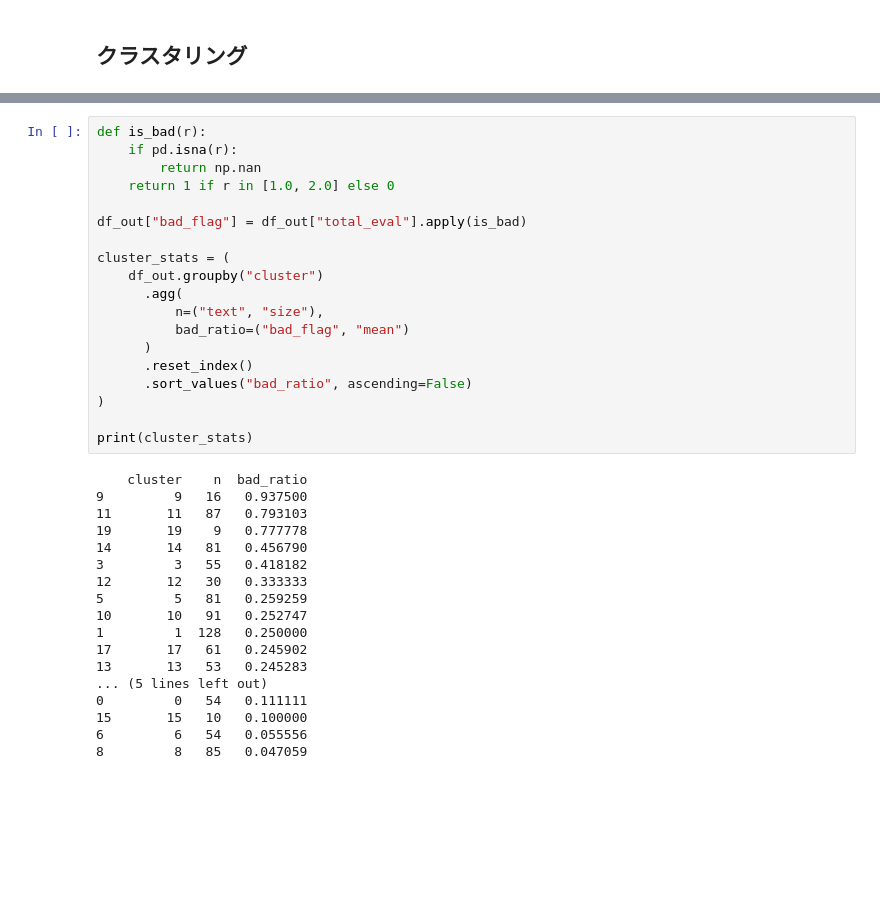
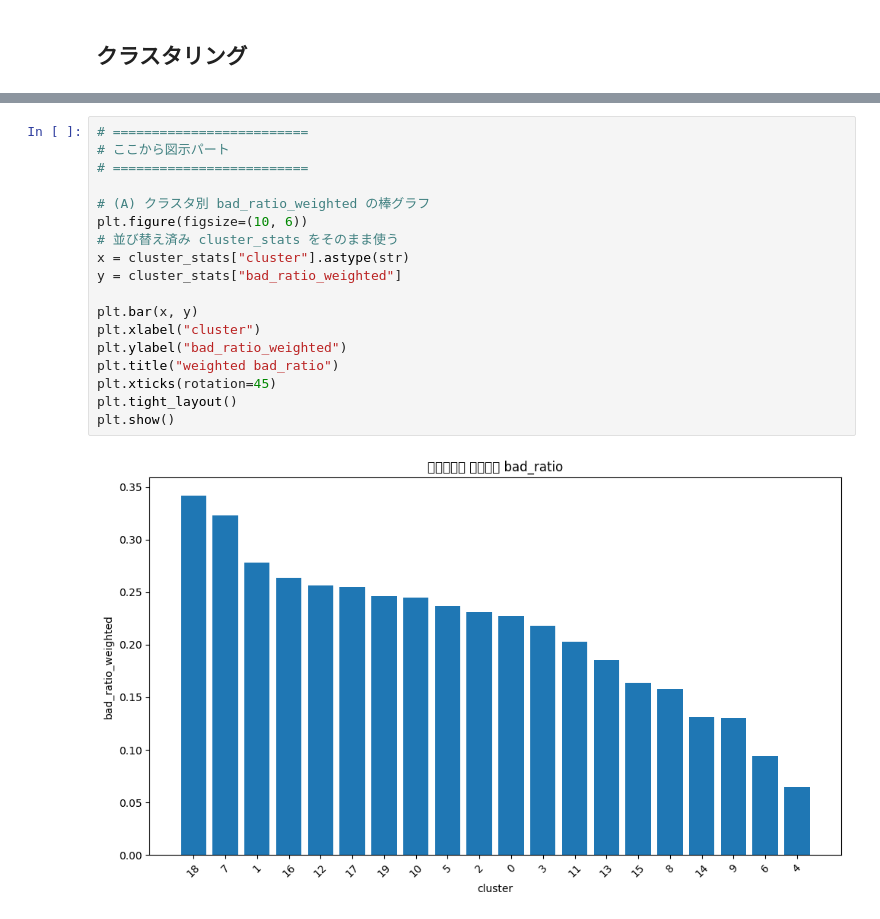
Before and after one commit to MatangoNyanya/post-project-eval, a Jupyter notebook: learning/extract_section.ipynb, the cells around one changed output, grey strips where cells are left out. Cells and saved outputs as stored; diff of their text form; blank space fills up the shorter version.

Commit message:
Add clustering

```diff
--- a/learning/extract_section.ipynb
+++ b/learning/extract_section.ipynb
@@ -428,37 +535,20 @@ df_out["cluster"] = cluster_labels
-# %%
-def is_bad(r):
-    if pd.isna(r):
-        return np.nan
-    return 1 if r in [1.0, 2.0] else 0
-
-df_out["bad_flag"] = df_out["total_eval"].apply(is_bad)
-
-cluster_stats = (
-    df_out.groupby("cluster")
-      .agg(
-          n=("text", "size"),
-          bad_ratio=("bad_flag", "mean")
-      )
-      .reset_index()
-      .sort_values("bad_ratio", ascending=False)
-)
-
-print(cluster_stats)
-# %% [output]
-    cluster    n  bad_ratio
-9         9   16   0.937500
-11       11   87   0.793103
-19       19    9   0.777778
-14       14   81   0.456790
-3         3   55   0.418182
-12       12   30   0.333333
-5         5   81   0.259259
-10       10   91   0.252747
-1         1  128   0.250000
-17       17   61   0.245902
-13       13   53   0.245283
-... (5 lines left out)
-0         0   54   0.111111
-15       15   10   0.100000
-6         6   54   0.055556
-8         8   85   0.047059
+# %%
+# =========================
+# ここから図示パート
+# =========================
+
+# (A) クラスタ別 bad_ratio_weighted の棒グラフ
+plt.figure(figsize=(10, 6))
+# 並び替え済み cluster_stats をそのまま使う
+x = cluster_stats["cluster"].astype(str)
+y = cluster_stats["bad_ratio_weighted"]
+
+plt.bar(x, y)
+plt.xlabel("cluster")
+plt.ylabel("bad_ratio_weighted")
+plt.title("weighted bad_ratio")
+plt.xticks(rotation=45)
+plt.tight_layout()
+plt.show()
+# %% [output]
+[figure, added]
```
Also changed, not shown: parts of 11 cells of this notebook.
